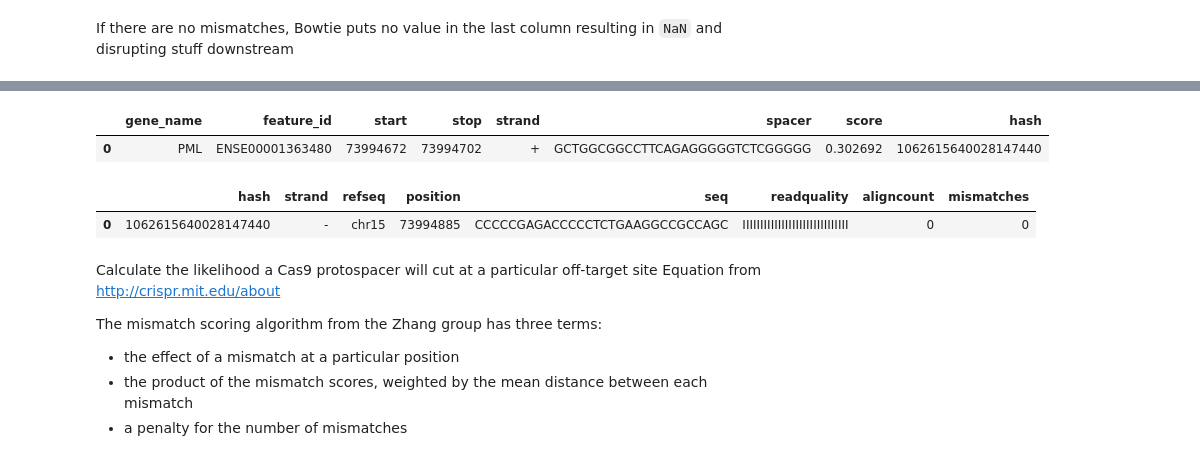
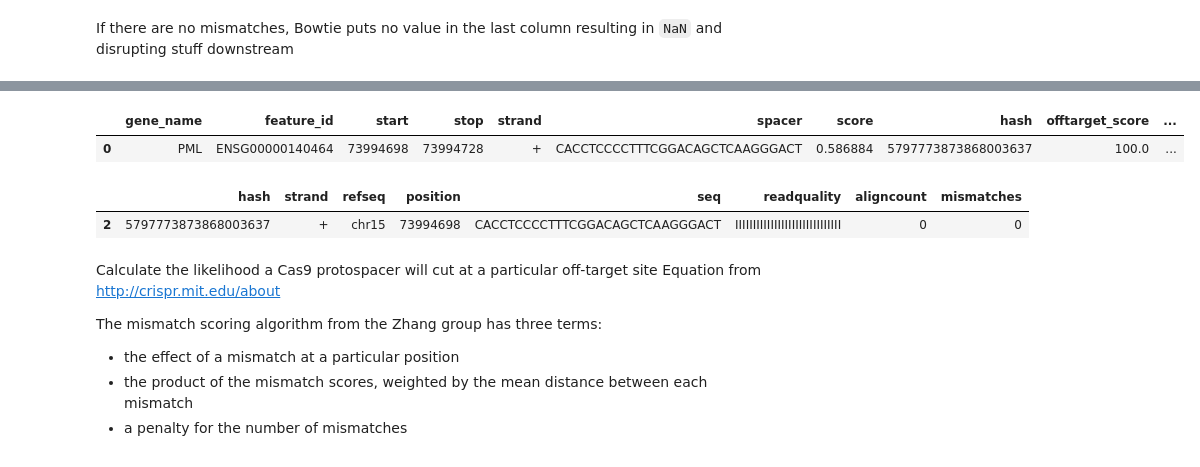
Before and after one commit to milescsmith/merrycrispr, a Jupyter notebook: merrycrispr/notebooks/bowtie_offtarget_prototyping.ipynb, the cells around one changed output, grey strips where cells are left out. Saved outputs shown, nothing was run; the diff lists cells and outputs as text; code cells hidden in the pictures.

```diff
--- a/merrycrispr/notebooks/bowtie_offtarget_prototyping.ipynb
+++ b/merrycrispr/notebooks/bowtie_offtarget_prototyping.ipynb
@@ -98,13 +99,13 @@ bowtie_results.head()
 # %%
-spacer_df[spacer_df['hash'] == 1062615640028147440]
+spacer_df[spacer_df['hash'] == 5797773873868003637]
 # %% [output]
-|  | gene_name | feature_id | start | stop | strand | spacer | score | hash |
-| 0 | PML | ENSE00001363480 | 73994672 | 73994702 | + | GCTGGCGGCCTTCAGAGGGGGTCTCGGGGG | 0.302692 | 1062615640028147440 |
+|  | gene_name | feature_id | start | stop | strand | spacer | score | hash | offtarget_score | ... |
+| 0 | PML | ENSG00000140464 | 73994698 | 73994728 | + | CACCTCCCCTTTCGGACAGCTCAAGGGACT | 0.586884 | 5797773873868003637 | 100.0 | ... |
 # %%
-bowtie_results[bowtie_results['hash'] == 1062615640028147440].head()
+bowtie_results[bowtie_results['hash'] == 5797773873868003637].head()
 # %% [output]
 |  | hash | strand | refseq | position | seq | readquality | aligncount | mismatches |
-| 0 | 1062615640028147440 | - | chr15 | 73994885 | CCCCCGAGACCCCCTCTGAAGGCCGCCAGC | IIIIIIIIIIIIIIIIIIIIIIIIIIIIII | 0 | 0 |
+| 2 | 5797773873868003637 | + | chr15 | 73994698 | CACCTCCCCTTTCGGACAGCTCAAGGGACT | IIIIIIIIIIIIIIIIIIIIIIIIIIIIII | 0 | 0 |
 # %%
 %store -r nuclease_info
 # %%
```
Also changed, not shown: parts of 19 cells of this notebook, 6 other files.
